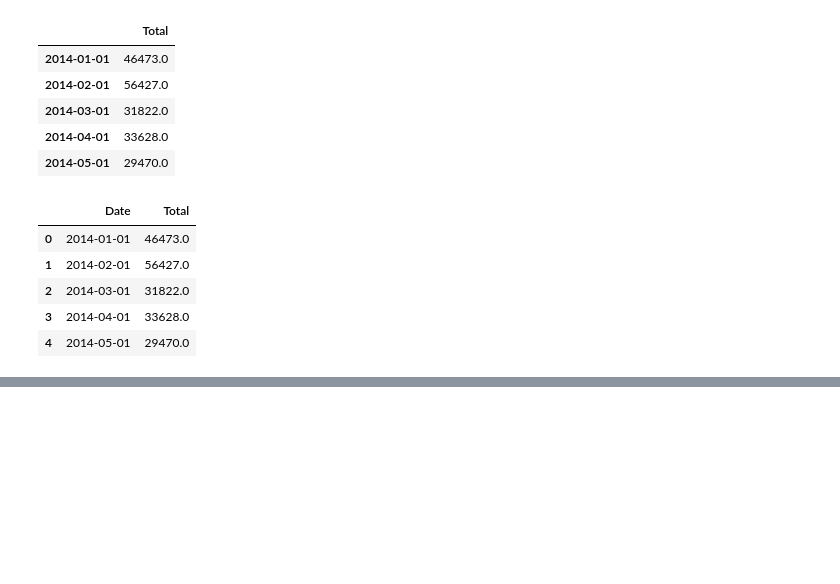
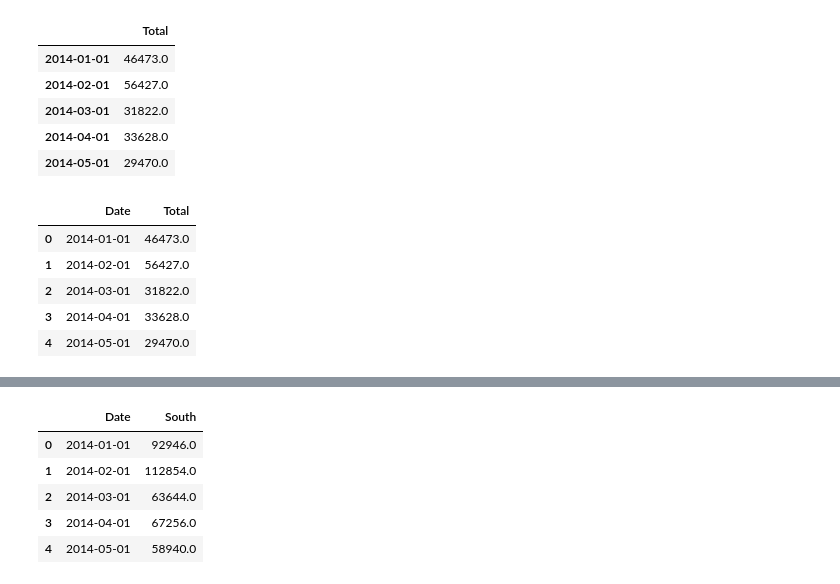
Before and after one commit to rockhound03/Project1, a Jupyter notebook: sunspot_year_adjust.ipynb, the cells around one changed output, grey strips where cells are left out. Cells and saved outputs as stored; diff of their text form; code cells hidden in the pictures; blank space fills up the shorter version.

```diff
--- a/sunspot_year_adjust.ipynb
+++ b/sunspot_year_adjust.ipynb
@@ -106,0 +185,11 @@ sunspot_new.head()
+# %%
+#Rename column 2 to South
+sunspot_south.rename(columns={"index": "Date"},inplace=True)
+sunspot_south.head()
+# %% [output]
+|  | Date | South |
+| 0 | 2014-01-01 | 92946.0 |
+| 1 | 2014-02-01 | 112854.0 |
+| 2 | 2014-03-01 | 63644.0 |
+| 3 | 2014-04-01 | 67256.0 |
+| 4 | 2014-05-01 | 58940.0 |
```
Also changed, not shown: parts of 20 cells of this notebook.
